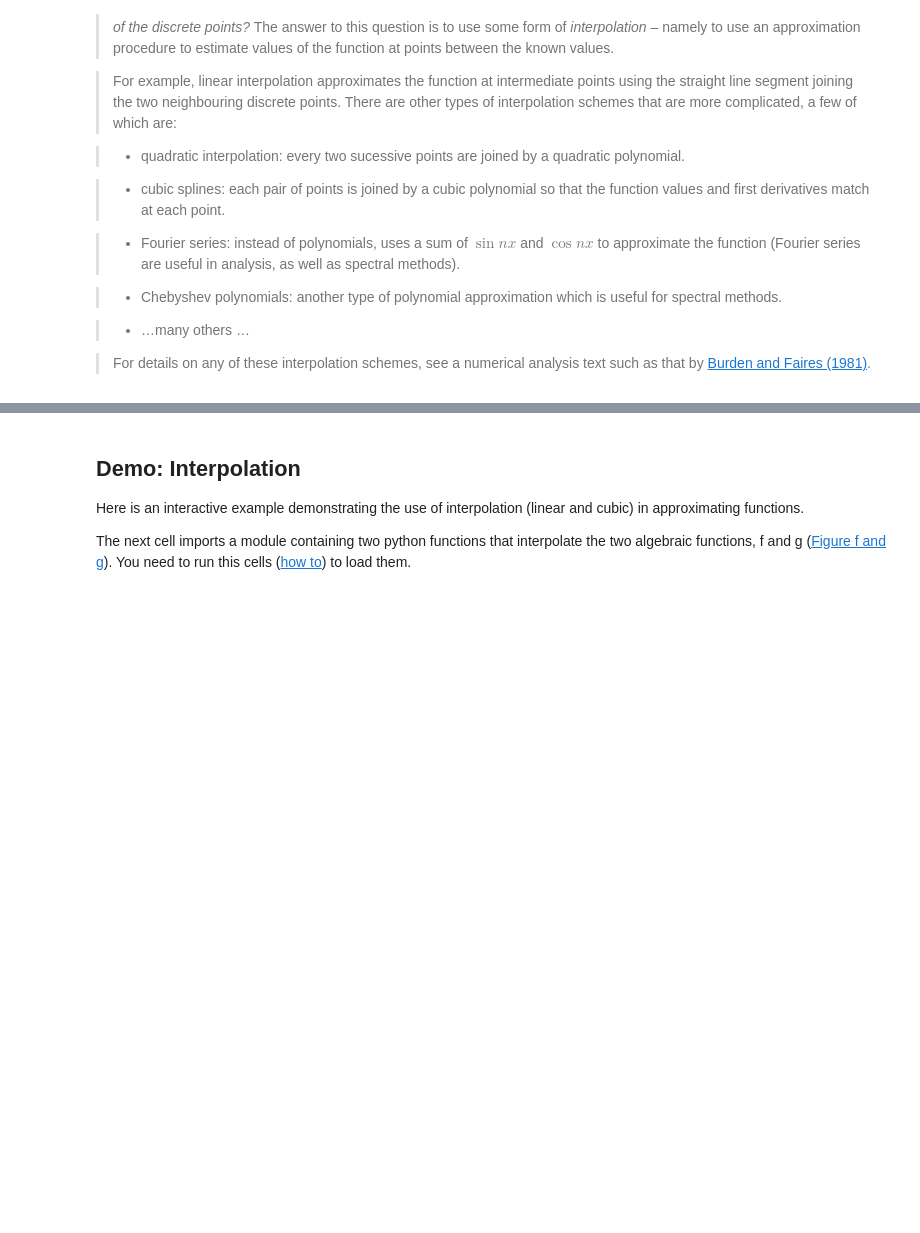
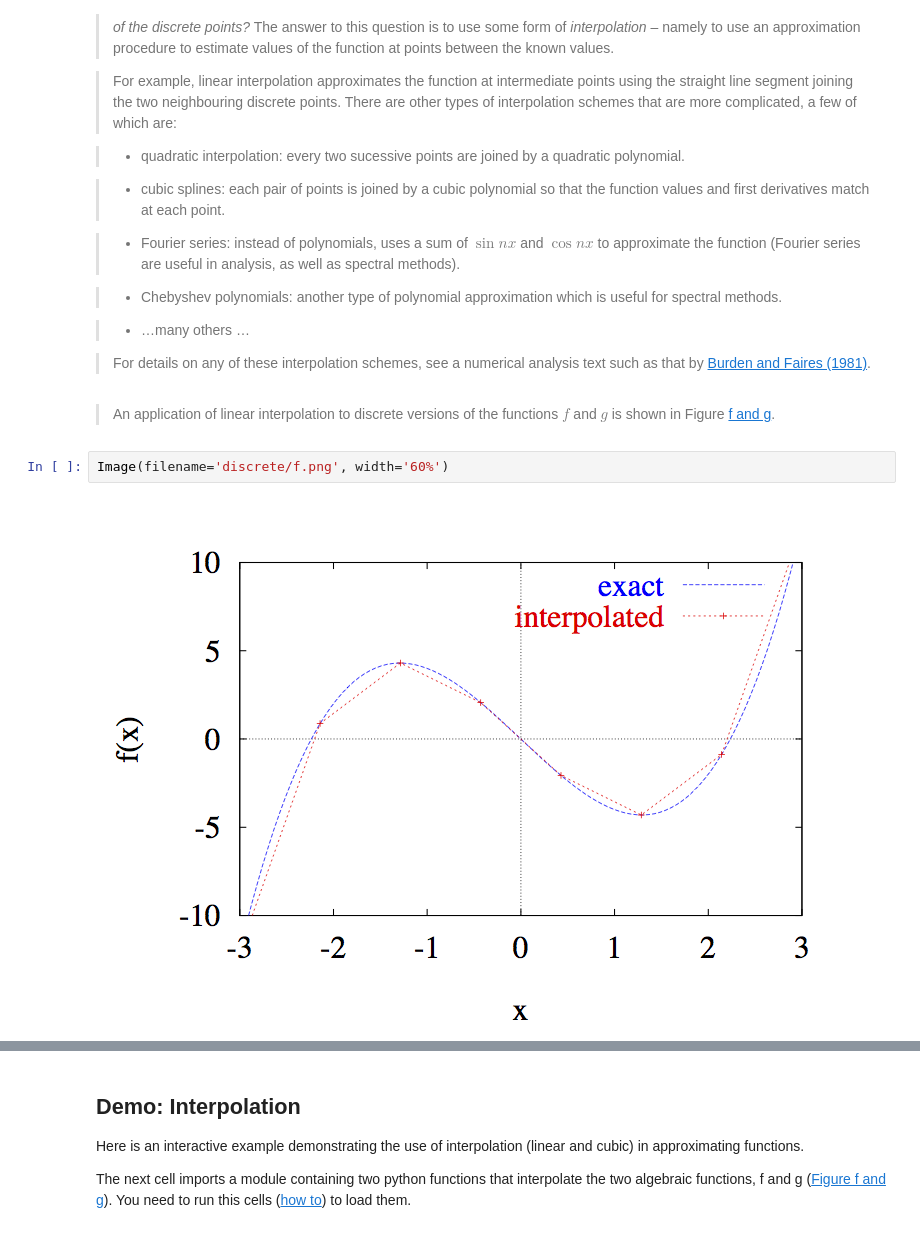
Before and after one commit to tjarnikova/numeric, a Jupyter notebook: lab1/Lab_1.ipynb, the cells around one changed output, grey strips where cells are left out. Cells and saved outputs as stored; diff of their text form; blank space fills up the shorter version.

Commit message:
Changed figures 5 on from markdown to python

```diff
--- a/lab1/Lab_1.ipynb
+++ b/lab1/Lab_1.ipynb
@@ -520,3 +520,10 @@ schemes that are more complicated, a few of which are:
 
 >For details on any of these interpolation schemes, see a numerical
 analysis text such as that by [Burden and Faires (1981)](#Ref-BurdenFaires).
+# %% [markdown]
+> An application of linear interpolation to discrete versions of the
+functions $f$ and $g$ is shown in Figure [f and g](#lab1:fig:discrete-f).
+# %%
+Image(filename='discrete/f.png', width='60%')
+# %% [output]
+[figure, added]
```
Also changed, not shown: parts of 17 cells of this notebook.
